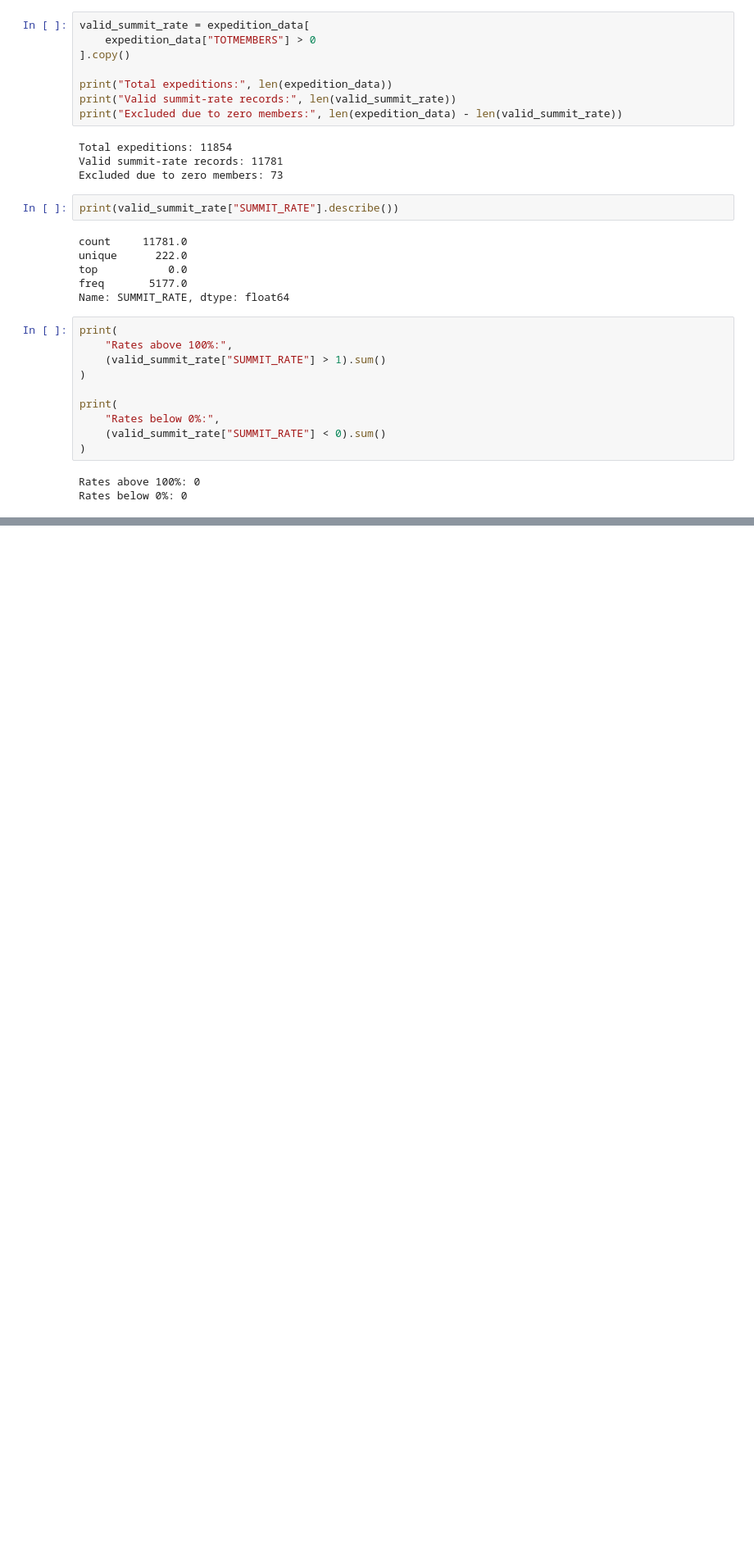
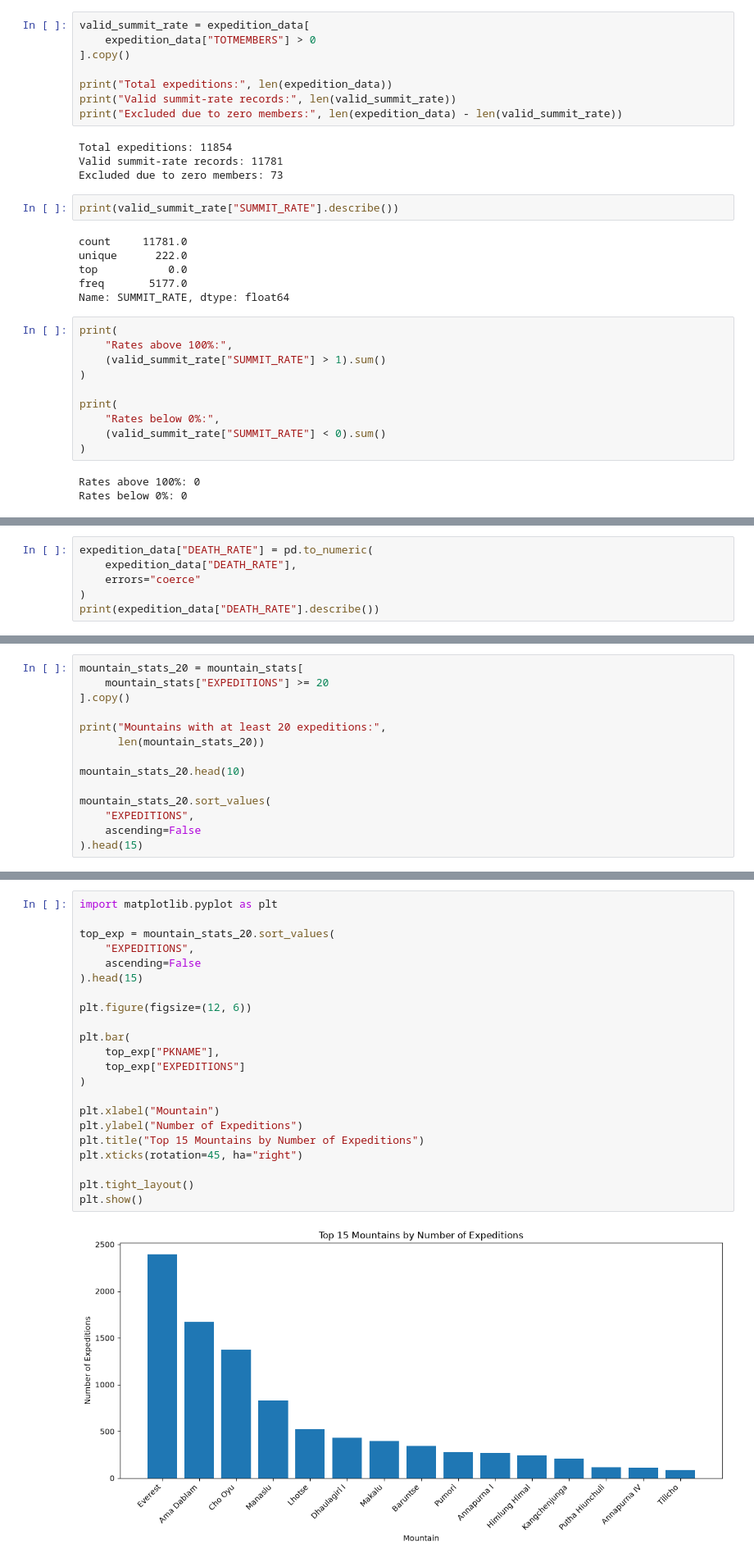
Before and after one commit to nirmal-codes18/PeakRisk, a Jupyter notebook: notebooks/01_data_exploration.ipynb, the cells around one changed output, grey strips where cells are left out. Shown at 82% size. Saved outputs shown, nothing was run; the diff lists cells and outputs as text; blank space fills up the shorter version.

```diff
--- a/notebooks/01_data_exploration.ipynb
+++ b/notebooks/01_data_exploration.ipynb
@@ -1314,0 +1448,6 @@ Rates below 0%: 0
+# %%
+expedition_data["DEATH_RATE"] = pd.to_numeric(
+    expedition_data["DEATH_RATE"],
+    errors="coerce"
+)
+print(expedition_data["DEATH_RATE"].describe())
@@ -1314,0 +1528,14 @@ Rates below 0%: 0
+# %%
+mountain_stats_20 = mountain_stats[
+    mountain_stats["EXPEDITIONS"] >= 20
+].copy()
+
+print("Mountains with at least 20 expeditions:",
+      len(mountain_stats_20))
+
+mountain_stats_20.head(10)
+
+mountain_stats_20.sort_values(
+    "EXPEDITIONS",
+    ascending=False
+).head(15)
@@ -1314,0 +1560,24 @@ Rates below 0%: 0
+# %%
+import matplotlib.pyplot as plt
+
+top_exp = mountain_stats_20.sort_values(
+    "EXPEDITIONS",
+    ascending=False
+).head(15)
+
+plt.figure(figsize=(12, 6))
+
+plt.bar(
+    top_exp["PKNAME"],
+    top_exp["EXPEDITIONS"]
+)
+
+plt.xlabel("Mountain")
+plt.ylabel("Number of Expeditions")
+plt.title("Top 15 Mountains by Number of Expeditions")
+plt.xticks(rotation=45, ha="right")
+
+plt.tight_layout()
+plt.show()
+# %% [output]
+[figure, added]
```
Also changed, not shown: parts of 28 cells of this notebook.
